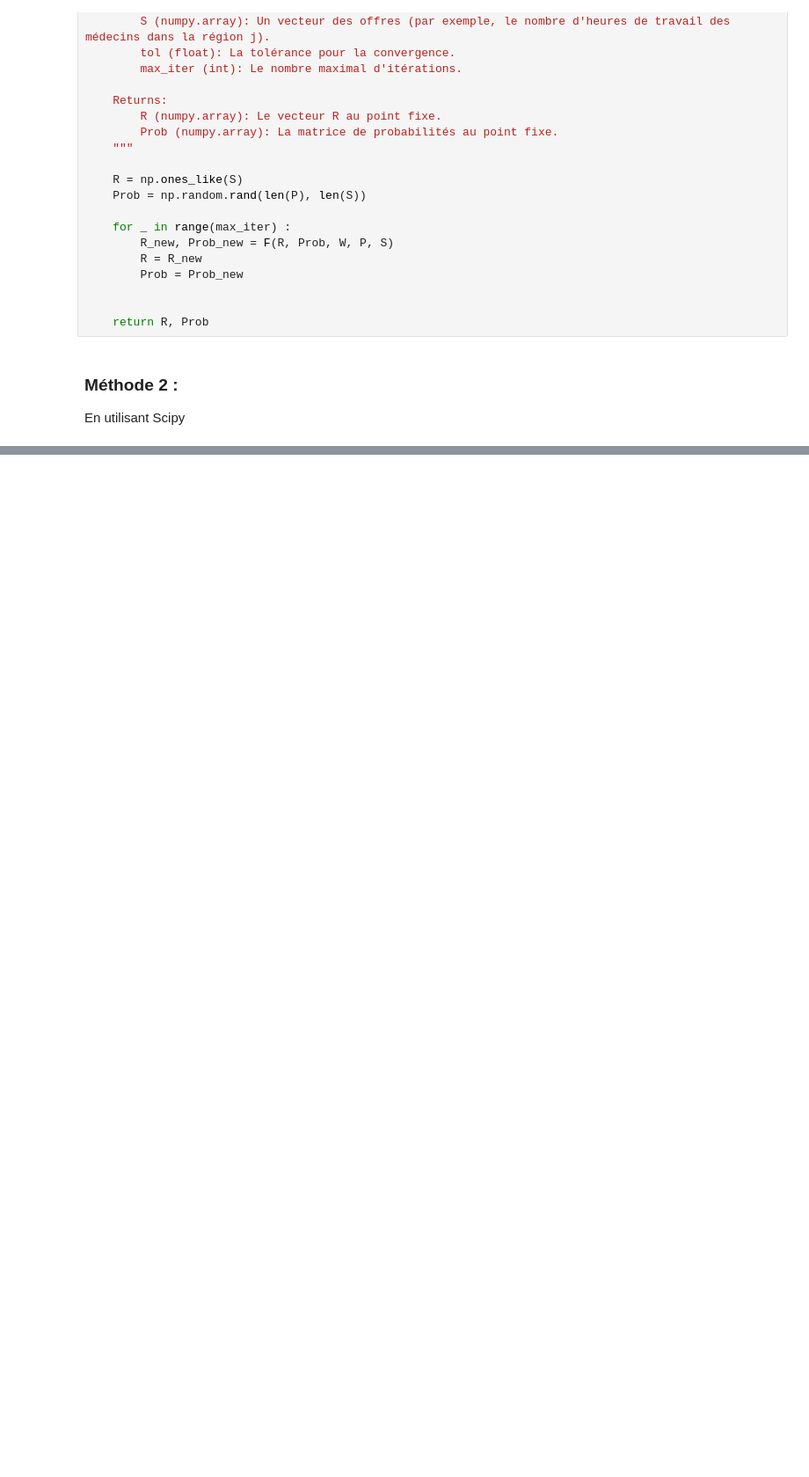
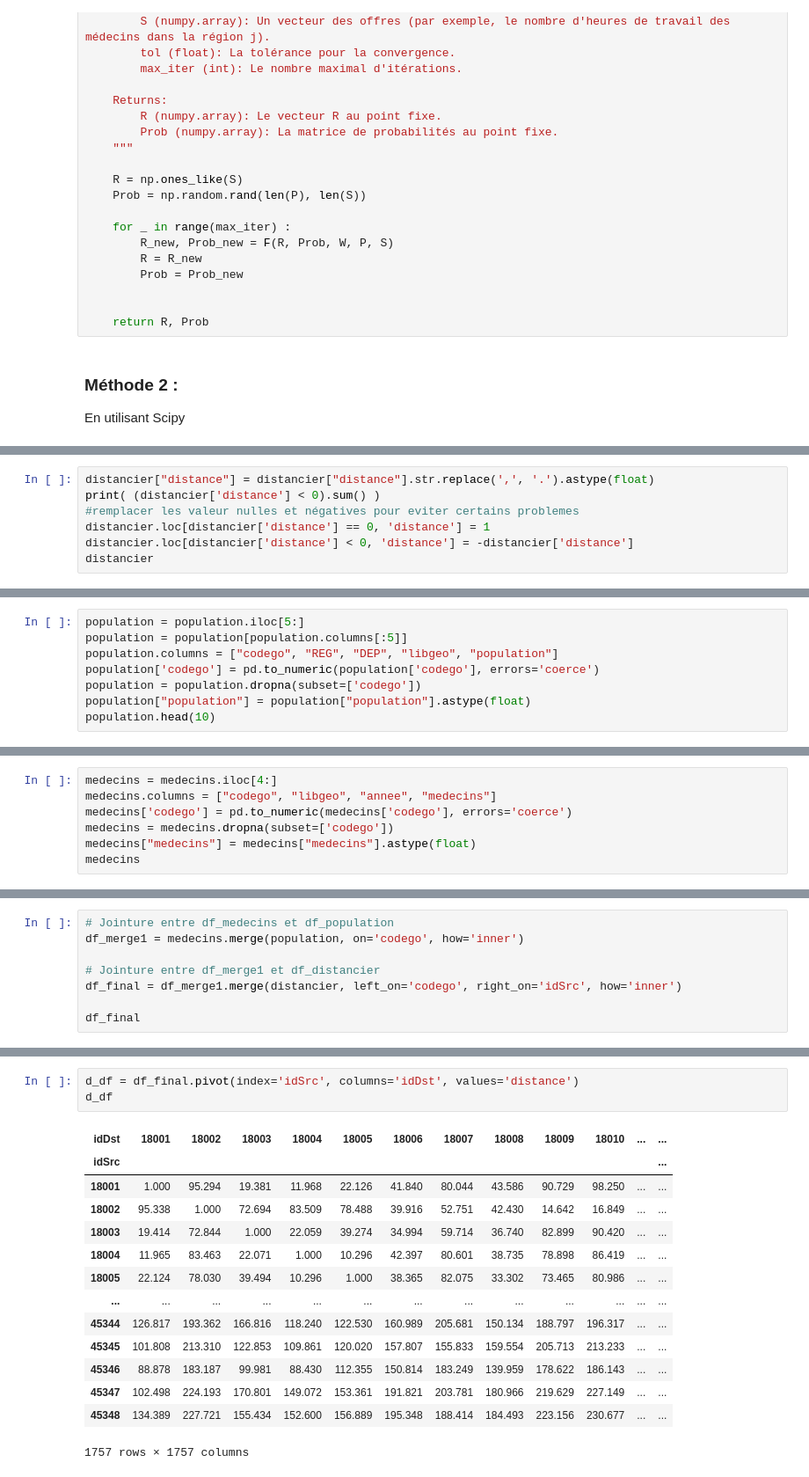
Before and after one commit to GhilesKemiche/Deserts-Medicaux, a Jupyter notebook: Deserts medicaux.ipynb, the cells around one changed output, grey strips where cells are left out. Shown: that part at 88% size. Cells and saved outputs as stored; diff of their text form; blank space fills up the shorter version.

```diff
--- a/Deserts medicaux.ipynb
+++ b/Deserts medicaux.ipynb
@@ -241,0 +306,7 @@ print(np.linalg.norm(F(R_fixed, Prob_fixed, W, P, S)[1] - Prob_fixed))
+# %%
+distancier["distance"] = distancier["distance"].str.replace(',', '.').astype(float)
+print( (distancier['distance'] < 0).sum() )
+#remplacer les valeur nulles et négatives pour eviter certains problemes
+distancier.loc[distancier['distance'] == 0, 'distance'] = 1
+distancier.loc[distancier['distance'] < 0, 'distance'] = -distancier['distance']
+distancier
@@ -241,0 +345,8 @@ print(np.linalg.norm(F(R_fixed, Prob_fixed, W, P, S)[1] - Prob_fixed))
+# %%
+population = population.iloc[5:]
+population = population[population.columns[:5]]
+population.columns = ["codego", "REG", "DEP", "libgeo", "population"]
+population['codego'] = pd.to_numeric(population['codego'], errors='coerce')
+population = population.dropna(subset=['codego'])
+population["population"] = population["population"].astype(float)
+population.head(10)
@@ -241,0 +382,7 @@ print(np.linalg.norm(F(R_fixed, Prob_fixed, W, P, S)[1] - Prob_fixed))
+# %%
+medecins = medecins.iloc[4:]
+medecins.columns = ["codego", "libgeo", "annee", "medecins"]
+medecins['codego'] = pd.to_numeric(medecins['codego'], errors='coerce')
+medecins = medecins.dropna(subset=['codego'])
+medecins["medecins"] = medecins["medecins"].astype(float)
+medecins
@@ -241,0 +403,8 @@ print(np.linalg.norm(F(R_fixed, Prob_fixed, W, P, S)[1] - Prob_fixed))
+# %%
+# Jointure entre df_medecins et df_population
+df_merge1 = medecins.merge(population, on='codego', how='inner')
+
+# Jointure entre df_merge1 et df_distancier
+df_final = df_merge1.merge(distancier, left_on='codego', right_on='idSrc', how='inner')
+
+df_final
@@ -241,0 +428,18 @@ print(np.linalg.norm(F(R_fixed, Prob_fixed, W, P, S)[1] - Prob_fixed))
+# %%
+d_df = df_final.pivot(index='idSrc', columns='idDst', values='distance')
+d_df
+# %% [output]
+| idDst | 18001 | 18002 | 18003 | 18004 | 18005 | 18006 | 18007 | 18008 | 18009 | 18010 | ... | ... |
+| idSrc |  |  |  |  |  |  |  |  |  |  |  | ... |
+| 18001 | 1.000 | 95.294 | 19.381 | 11.968 | 22.126 | 41.840 | 80.044 | 43.586 | 90.729 | 98.250 | ... | ... |
+| 18002 | 95.338 | 1.000 | 72.694 | 83.509 | 78.488 | 39.916 | 52.751 | 42.430 | 14.642 | 16.849 | ... | ... |
+| 18003 | 19.414 | 72.844 | 1.000 | 22.059 | 39.274 | 34.994 | 59.714 | 36.740 | 82.899 | 90.420 | ... | ... |
+| 18004 | 11.965 | 83.463 | 22.071 | 1.000 | 10.296 | 42.397 | 80.601 | 38.735 | 78.898 | 86.419 | ... | ... |
+| 18005 | 22.124 | 78.030 | 39.494 | 10.296 | 1.000 | 38.365 | 82.075 | 33.302 | 73.465 | 80.986 | ... | ... |
+| ... | ... | ... | ... | ... | ... | ... | ... | ... | ... | ... | ... | ... |
+| 45344 | 126.817 | 193.362 | 166.816 | 118.240 | 122.530 | 160.989 | 205.681 | 150.134 | 188.797 | 196.317 | ... | ... |
+| 45345 | 101.808 | 213.310 | 122.853 | 109.861 | 120.020 | 157.807 | 155.833 | 159.554 | 205.713 | 213.233 | ... | ... |
+| 45346 | 88.878 | 183.187 | 99.981 | 88.430 | 112.355 | 150.814 | 183.249 | 139.959 | 178.622 | 186.143 | ... | ... |
+| 45347 | 102.498 | 224.193 | 170.801 | 149.072 | 153.361 | 191.821 | 203.781 | 180.966 | 219.629 | 227.149 | ... | ... |
+| 45348 | 134.389 | 227.721 | 155.434 | 152.600 | 156.889 | 195.348 | 188.414 | 184.493 | 223.156 | 230.677 | ... | ... |
+1757 rows × 1757 columns
```
Also changed, not shown: parts of 30 cells of this notebook.
